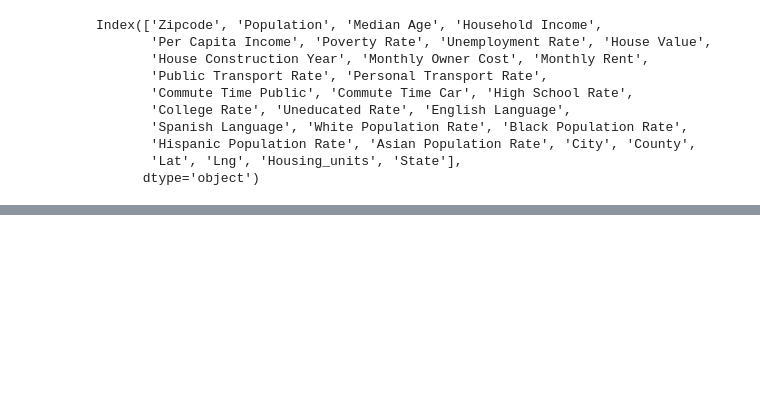
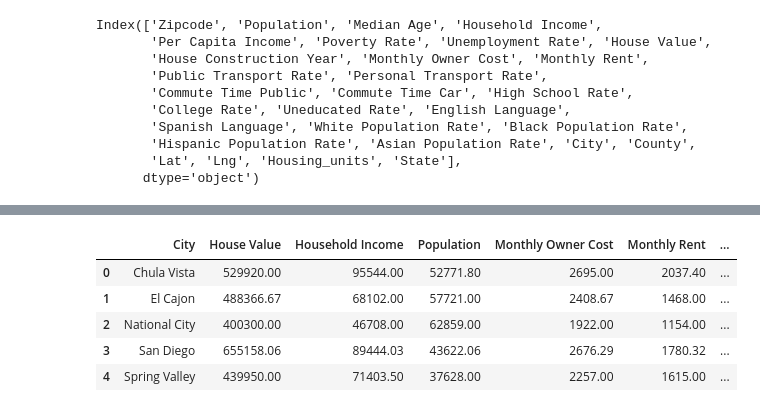
Before and after one commit to pandeysudip/housing-price, a Jupyter notebook: best_cities_2019.ipynb, the cells around one changed output, grey strips where cells are left out. Drawn from its saved outputs; the diff is of its cells as text; code cells hidden in the pictures; blank space fills up the shorter version.

```diff
--- a/best_cities_2019.ipynb
+++ b/best_cities_2019.ipynb
@@ -866,0 +179,10 @@ print(HI)
+# %%
+new_sd_df=pd.read_csv("SdCitydata.csv")
+new_sd_df
+# %% [output]
+|  | City | House Value | Household Income | Population | Monthly Owner Cost | Monthly Rent | ... |
+| 0 | Chula Vista | 529920.00 | 95544.00 | 52771.80 | 2695.00 | 2037.40 | ... |
+| 1 | El Cajon | 488366.67 | 68102.00 | 57721.00 | 2408.67 | 1468.00 | ... |
+| 2 | National City | 400300.00 | 46708.00 | 62859.00 | 1922.00 | 1154.00 | ... |
+| 3 | San Diego | 655158.06 | 89444.03 | 43622.06 | 2676.29 | 1780.32 | ... |
+| 4 | Spring Valley | 439950.00 | 71403.50 | 37628.00 | 2257.00 | 1615.00 | ... |
```
Also changed, not shown: parts of 37 cells of this notebook.
